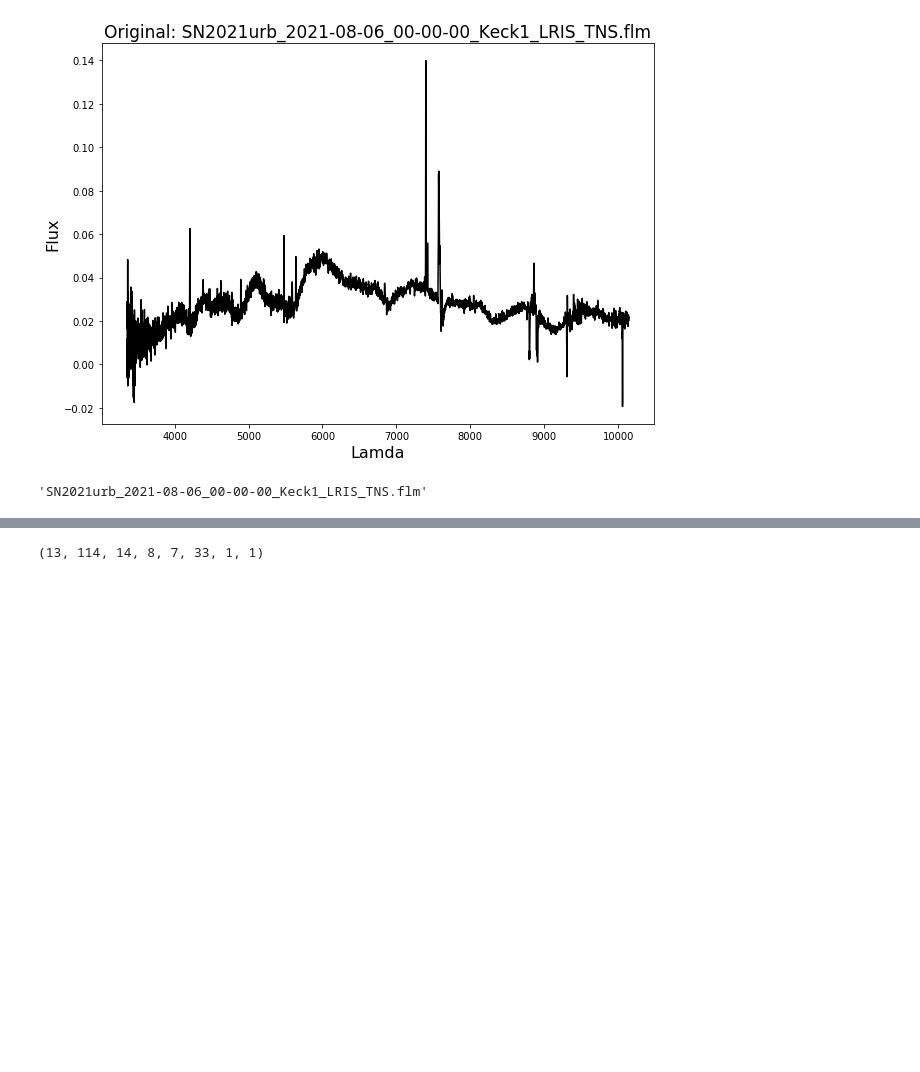
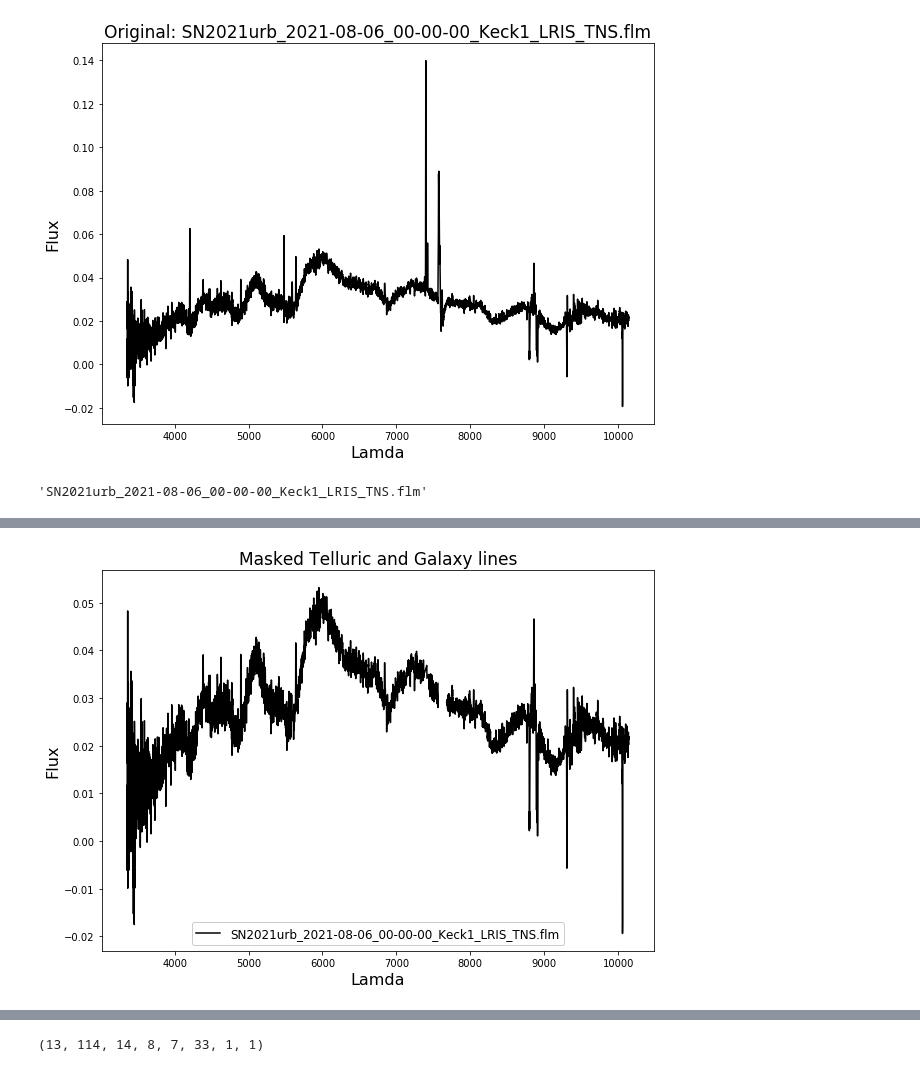
Before and after one commit to oyaron/NGSF, a Jupyter notebook: SF_class.ipynb, the cells around one changed output, grey strips where cells are left out. Cells and saved outputs as stored; diff of their text form; code cells hidden in the pictures; blank space fills up the shorter version.

```diff
--- a/SF_class.ipynb
+++ b/SF_class.ipynb
@@ -21,3 +24,7 @@ this_supernova.sg_error()
+# %%
+this_supernova.mask_gal_lines_and_telluric()
+# %% [output]
+[figure, added]
 # %%
 this_supernova.superfit()
 # %% [output]
```
Also changed, not shown: parts of 9 cells of this notebook, 6 other files.
